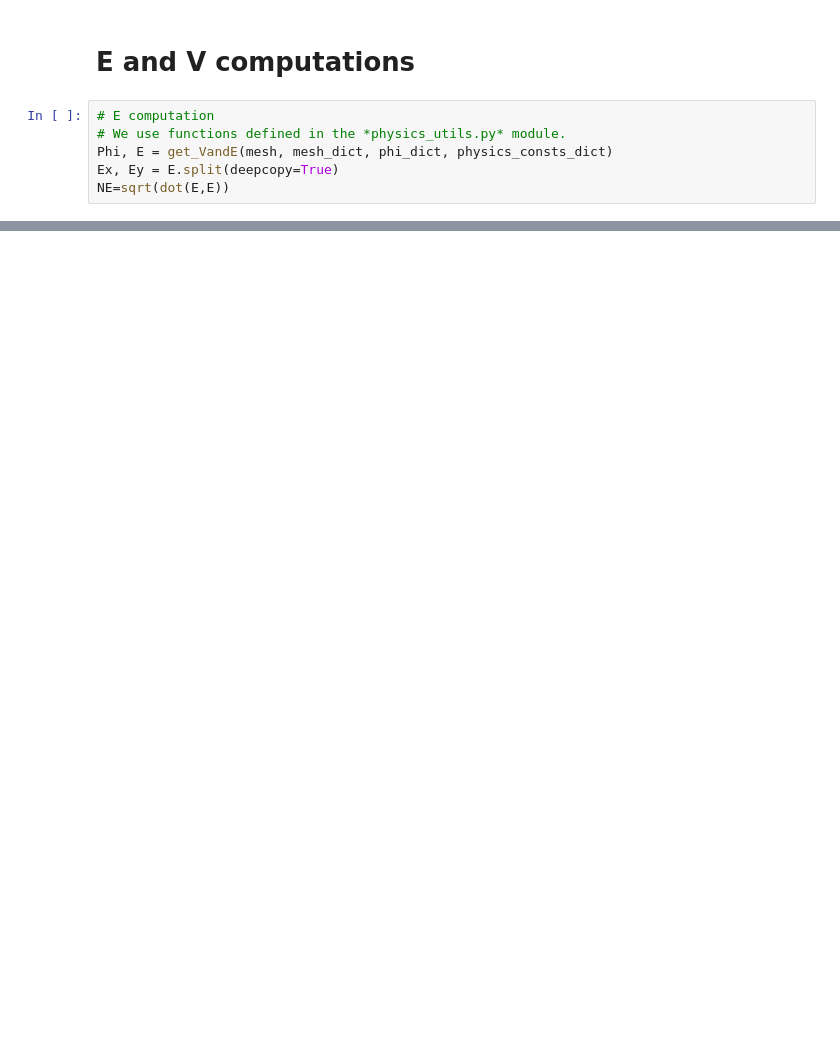
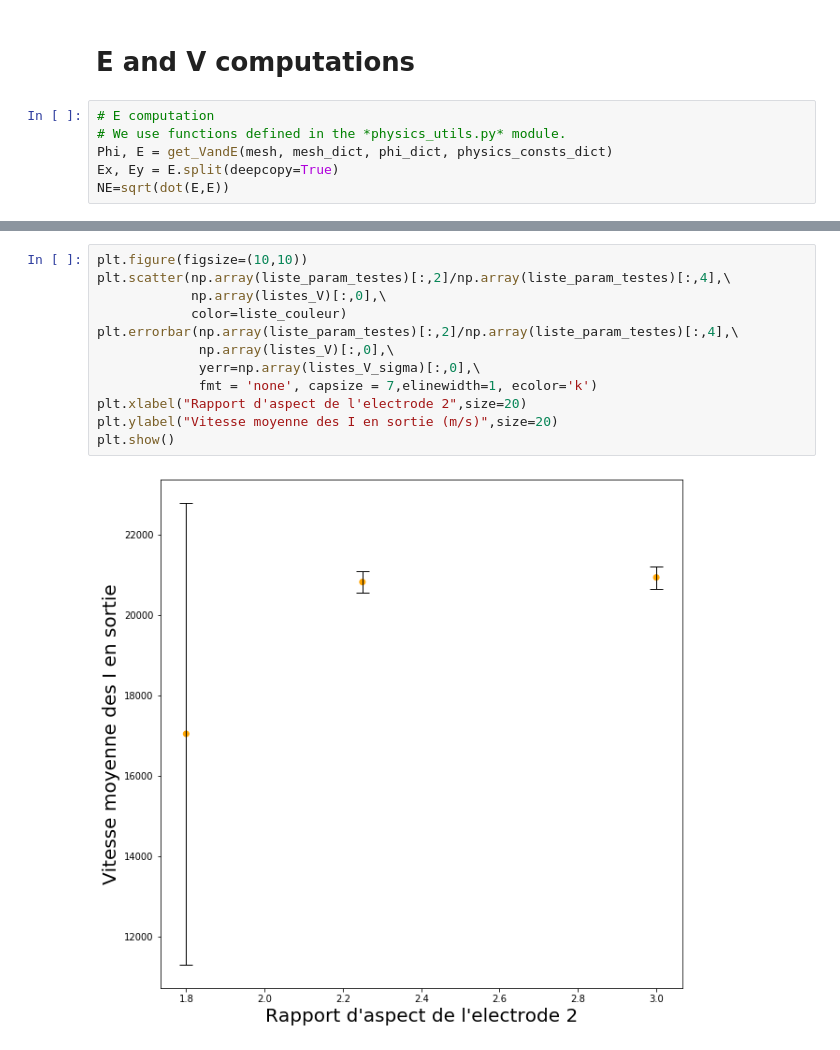
Before and after one commit to PaulCalot/neutralisation-faisceau-ions-negatifs-propulsion-satellite, a Jupyter notebook: V0.ipynb, the cells around one changed output, grey strips where cells are left out. Drawn from its saved outputs; the diff is of its cells as text; blank space fills up the shorter version.

```diff
--- a/V0.ipynb
+++ b/V0.ipynb
@@ -122,0 +351,14 @@ plt.show()
+# %%
+plt.figure(figsize=(10,10))
+plt.scatter(np.array(liste_param_testes)[:,2]/np.array(liste_param_testes)[:,4],\
+            np.array(listes_V)[:,0],\
+            color=liste_couleur)
+plt.errorbar(np.array(liste_param_testes)[:,2]/np.array(liste_param_testes)[:,4],\
+             np.array(listes_V)[:,0],\
+             yerr=np.array(listes_V_sigma)[:,0],\
+             fmt = 'none', capsize = 7,elinewidth=1, ecolor='k')
+plt.xlabel("Rapport d'aspect de l'electrode 2",size=20)
+plt.ylabel("Vitesse moyenne des I en sortie (m/s)",size=20)
+plt.show()
+# %% [output]
+[figure, added]
```
Also changed, not shown: parts of 32 cells of this notebook, 2 other files.
